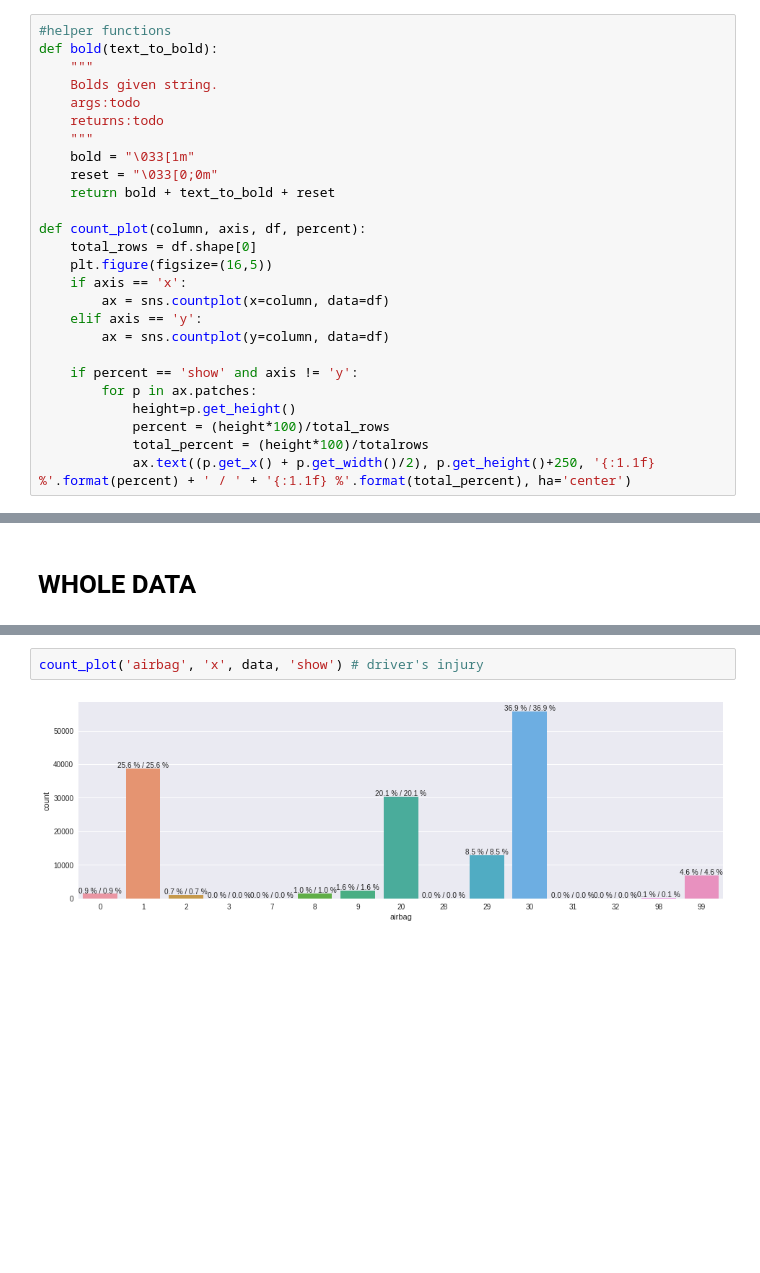
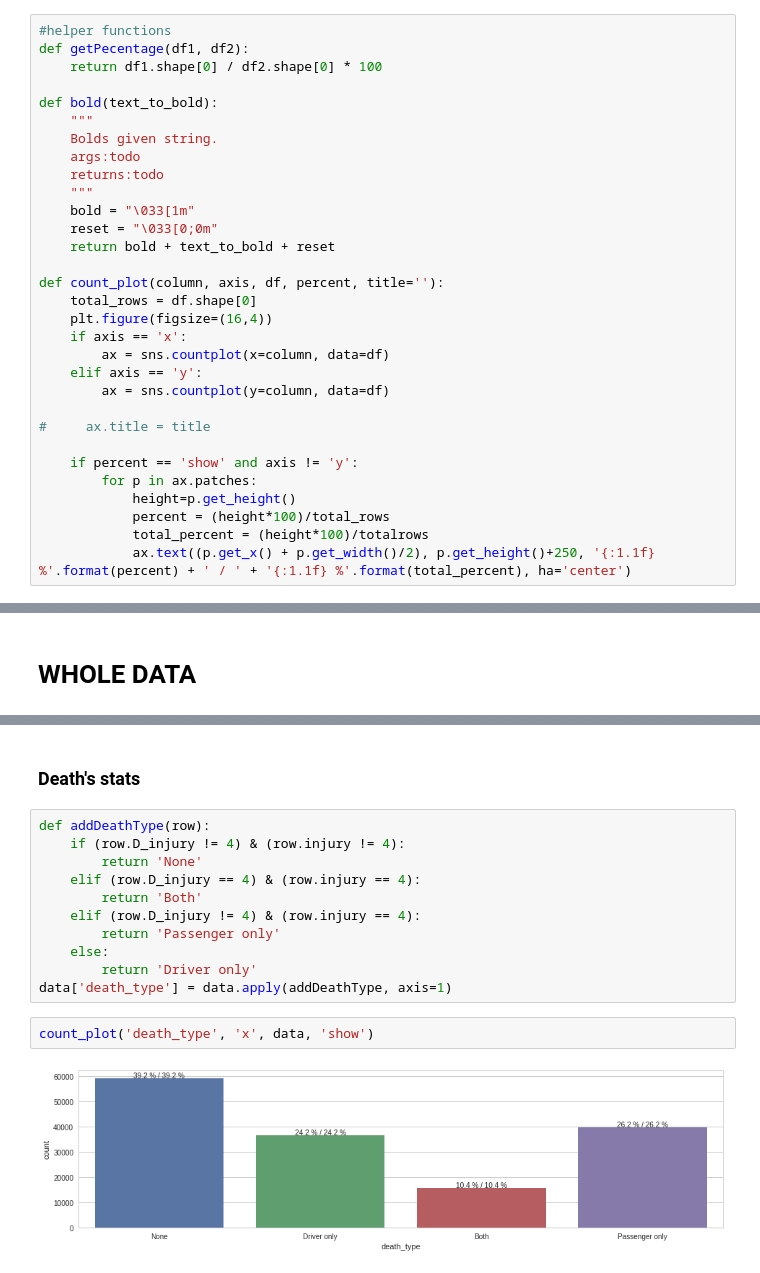
Before and after one commit to sohaibomr/data_analysis-FARS, a Jupyter notebook: sa_eda_fars.ipynb, the cells around one changed output, grey strips where cells are left out. Saved outputs shown, nothing was run; the diff lists cells and outputs as text; blank space fills up the shorter version.

```diff
--- a/sa_eda_fars.ipynb
+++ b/sa_eda_fars.ipynb
@@ -21,6 +16,9 @@ import seaborn as sns
 pd.options.display.float_format = '{:20,.2f}'.format
 # %%
 #helper functions
+def getPecentage(df1, df2):
+    return df1.shape[0] / df2.shape[0] * 100
+
 def bold(text_to_bold):
     """
     Bolds given string.
@@ -31,13 +29,15 @@ def bold(text_to_bold):
     reset = "\033[0;0m"
     return bold + text_to_bold + reset
 
-def count_plot(column, axis, df, percent):
+def count_plot(column, axis, df, percent, title=''):
     total_rows = df.shape[0]
-    plt.figure(figsize=(16,5))
+    plt.figure(figsize=(16,4))
     if axis == 'x':
         ax = sns.countplot(x=column, data=df)
     elif axis == 'y':
         ax = sns.countplot(y=column, data=df)
+
+#     ax.title = title
 
     if percent == 'show' and axis != 'y':
         for p in ax.patches:
@@ -149,4 +153,17 @@ count_plot('D_airbagDeploy', 'x', data[filter_], 'show') # driver's injury
+# %% [markdown]
+### Death's stats
+# %%
+def addDeathType(row):
+    if (row.D_injury != 4) & (row.injury != 4):
+        return 'None'
+    elif (row.D_injury == 4) & (row.injury == 4):
+        return 'Both'
+    elif (row.D_injury != 4) & (row.injury == 4):
+        return 'Passenger only'
+    else:
+        return 'Driver only'
+data['death_type'] = data.apply(addDeathType, axis=1)
 # %%
-count_plot('airbag', 'x', data, 'show') # driver's injury
+count_plot('death_type', 'x', data, 'show')
 # %% [output]
-[figure, old version]
+[figure, new version]
```
Also changed, not shown: parts of 37 cells of this notebook.
